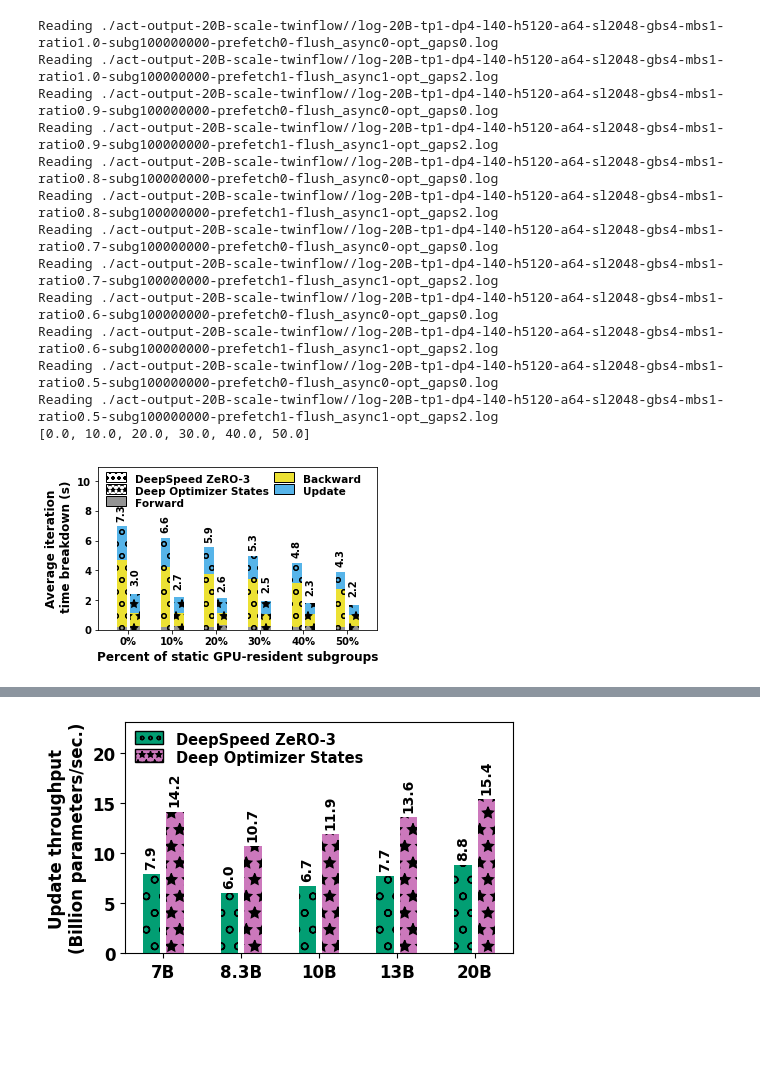
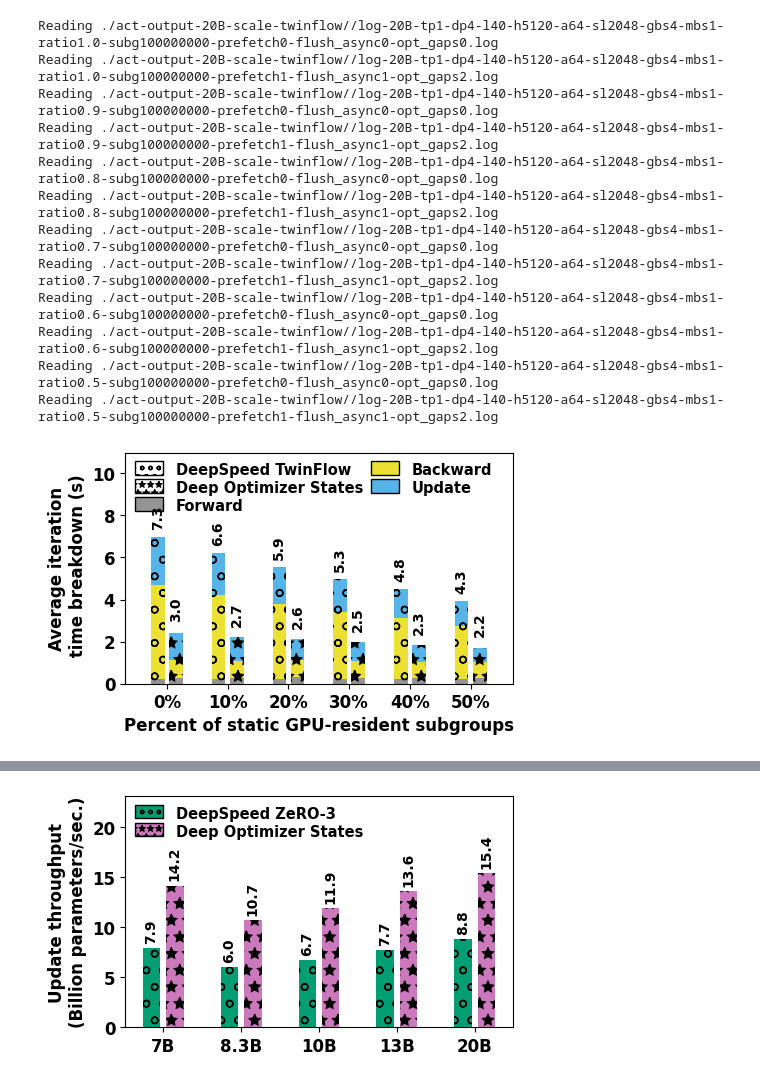
Before and after one commit to mauryaavinash95/deep-optimizer-states-results, a Jupyter notebook: avinash-plot-script.ipynb, the cells around one changed output, grey strips where cells are left out. Saved outputs shown, nothing was run; the diff lists cells and outputs as text; code cells hidden in the pictures; blank space fills up the shorter version.

```diff
--- a/avinash-plot-script.ipynb
+++ b/avinash-plot-script.ipynb
@@ -43,6 +43,7 @@ models = [
             {'n': 70, 'm': 175, 'H': 14336, 'F': 28672, 'N': 70, 'L': 112, 'U': 2048, 'S': 4, 'K': 5, 'mbs': 8, 'ckpt_size': 2754},
 ]
 DEFAULT_DEEPSPEED = "DeepSpeed ZeRO-3"
+DEFAULT_TWINFLOW = "DeepSpeed TwinFlow"
 PARTLY_OPTIMIZED = "Deep Optimizer States (only backpass)"
 FULLY_OPTIMIZED = "Deep Optimizer States"
 
@@ -142,6 +143,7 @@ def parse_log(m, c):
         data['iter_time'] = iter_times
         data['step_start'] = step_starts
         data['step_end'] = step_ends
+
     if len(data['step']) == 0:  # This means that we couldn't complete even one step due to OOM
         data = {k: None for k in df_columns}
     df = pd.DataFrame(data, columns=df_columns)
@@ -175,7 +562,7 @@ def plot_diff_twinflow_iter_time(m, config, data):
 
     # Add the legend for hatches first
     for i, blabel in enumerate(bar_labels):
-        label = DEFAULT_DEEPSPEED
+        label = DEFAULT_TWINFLOW
         if blabel == 2:
             label = FULLY_OPTIMIZED
         ax.bar(xrange, np.zeros(len(xrange)), label=label, hatch=hatches[i], color='white')
@@ -259,35 +646,34 @@ for tfr in [1.0, 0.9, 0.8, 0.7, 0.6, 0.5]:
         config['mbs'] = 1
         config['tp'] = 1
         config['tf_ratio'] = tfr
         config['gbs'] = config['mbs']*config['dp']
         # print("Got config as ", config)
         ans = None
         if k==0:
             config['approach'] = DEFAULT_DEEPSPEED
             ans = parse_log(m, config)
             # config['approach'] = PARTLY_OPTIMIZED
             # df_partly = parse_log(m, config)
         else:
             config['approach'] = FULLY_OPTIMIZED
             ans = parse_log(m, config)
         res[tfr][k] = ans
 
 plot_diff_twinflow_iter_time(m, config, res)
 # %% [output]
 Reading ./act-output-20B-scale-twinflow//log-20B-tp1-dp4-l40-h5120-a64-sl2048-gbs4-mbs1-ratio1.0-subg100000000-prefetch0-flush_async0-opt_gaps0.log
 Reading ./act-output-20B-scale-twinflow//log-20B-tp1-dp4-l40-h5120-a64-sl2048-gbs4-mbs1-ratio1.0-subg100000000-prefetch1-flush_async1-opt_gaps2.log
 Reading ./act-output-20B-scale-twinflow//log-20B-tp1-dp4-l40-h5120-a64-sl2048-gbs4-mbs1-ratio0.9-subg100000000-prefetch0-flush_async0-opt_gaps0.log
 Reading ./act-output-20B-scale-twinflow//log-20B-tp1-dp4-l40-h5120-a64-sl2048-gbs4-mbs1-ratio0.9-subg100000000-prefetch1-flush_async1-opt_gaps2.log
 Reading ./act-output-20B-scale-twinflow//log-20B-tp1-dp4-l40-h5120-a64-sl2048-gbs4-mbs1-ratio0.8-subg100000000-prefetch0-flush_async0-opt_gaps0.log
 Reading ./act-output-20B-scale-twinflow//log-20B-tp1-dp4-l40-h5120-a64-sl2048-gbs4-mbs1-ratio0.8-subg100000000-prefetch1-flush_async1-opt_gaps2.log
 Reading ./act-output-20B-scale-twinflow//log-20B-tp1-dp4-l40-h5120-a64-sl2048-gbs4-mbs1-ratio0.7-subg100000000-prefetch0-flush_async0-opt_gaps0.log
 Reading ./act-output-20B-scale-twinflow//log-20B-tp1-dp4-l40-h5120-a64-sl2048-gbs4-mbs1-ratio0.7-subg100000000-prefetch1-flush_async1-opt_gaps2.log
 Reading ./act-output-20B-scale-twinflow//log-20B-tp1-dp4-l40-h5120-a64-sl2048-gbs4-mbs1-ratio0.6-subg100000000-prefetch0-flush_async0-opt_gaps0.log
 Reading ./act-output-20B-scale-twinflow//log-20B-tp1-dp4-l40-h5120-a64-sl2048-gbs4-mbs1-ratio0.6-subg100000000-prefetch1-flush_async1-opt_gaps2.log
 Reading ./act-output-20B-scale-twinflow//log-20B-tp1-dp4-l40-h5120-a64-sl2048-gbs4-mbs1-ratio0.5-subg100000000-prefetch0-flush_async0-opt_gaps0.log
 Reading ./act-output-20B-scale-twinflow//log-20B-tp1-dp4-l40-h5120-a64-sl2048-gbs4-mbs1-ratio0.5-subg100000000-prefetch1-flush_async1-opt_gaps2.log
-[0.0, 10.0, 20.0, 30.0, 40.0, 50.0]
-[figure, old version]
+[figure, new version]
 # %%
 ###############################################################
 # Plot for update throughput of different twinflow ratios
```
Also changed, not shown: parts of 4 cells of this notebook, 9 other files.
